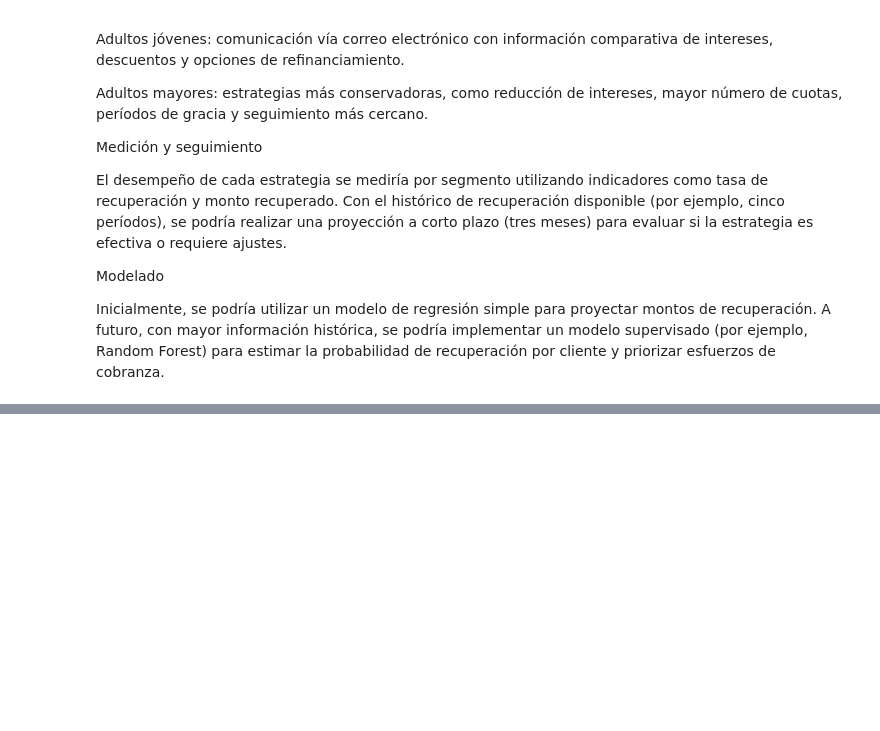
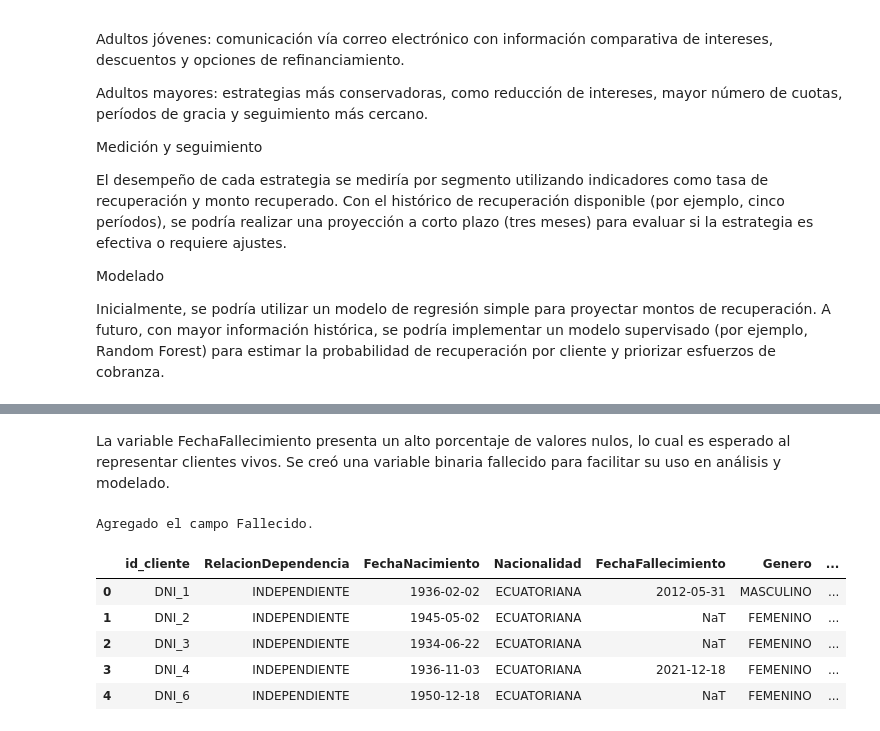
Before and after one commit to juandtap/pruebatecnica, a Jupyter notebook: PruebaTecnica_Tapia_Diego.ipynb, the cells around one changed output, grey strips where cells are left out. Cells and saved outputs as stored; diff of their text form; code cells hidden in the pictures; blank space fills up the shorter version.

```diff
--- a/PruebaTecnica_Tapia_Diego.ipynb
+++ b/PruebaTecnica_Tapia_Diego.ipynb
@@ -182,0 +318,14 @@ Inicialmente, se podría utilizar un modelo de regresión simple para proyectar
+# %% [markdown]
+La variable FechaFallecimiento presenta un alto porcentaje de valores nulos, lo cual es esperado al representar clientes vivos. Se creó una variable binaria fallecido para facilitar su uso en análisis y modelado.
+# %%
+df_demografico["Fallecido"] = df_demografico["FechaFallecimiento"].notna().astype(int)
+print("Agregado el campo Fallecido.")
+df_demografico.head()
+# %% [output]
+Agregado el campo Fallecido.
+|  | id_cliente | RelacionDependencia | FechaNacimiento | Nacionalidad | FechaFallecimiento | Genero | ... |
+| 0 | DNI_1 | INDEPENDIENTE | 1936-02-02 | ECUATORIANA | 2012-05-31 | MASCULINO | ... |
+| 1 | DNI_2 | INDEPENDIENTE | 1945-05-02 | ECUATORIANA | NaT | FEMENINO | ... |
+| 2 | DNI_3 | INDEPENDIENTE | 1934-06-22 | ECUATORIANA | NaT | FEMENINO | ... |
+| 3 | DNI_4 | INDEPENDIENTE | 1936-11-03 | ECUATORIANA | 2021-12-18 | FEMENINO | ... |
+| 4 | DNI_6 | INDEPENDIENTE | 1950-12-18 | ECUATORIANA | NaT | FEMENINO | ... |
```
Also changed, not shown: parts of 15 cells of this notebook.
